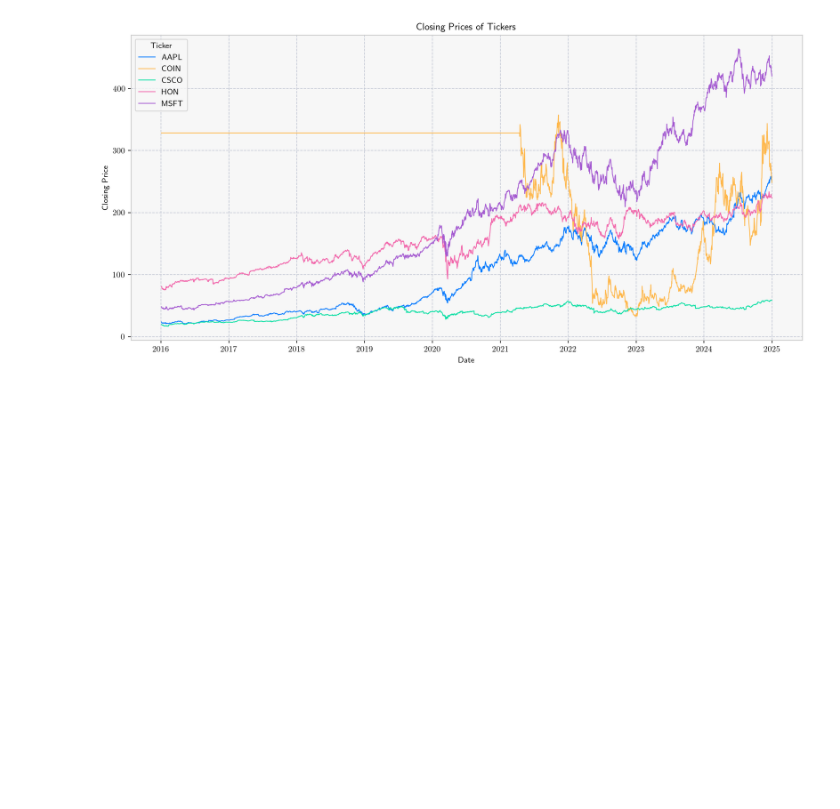
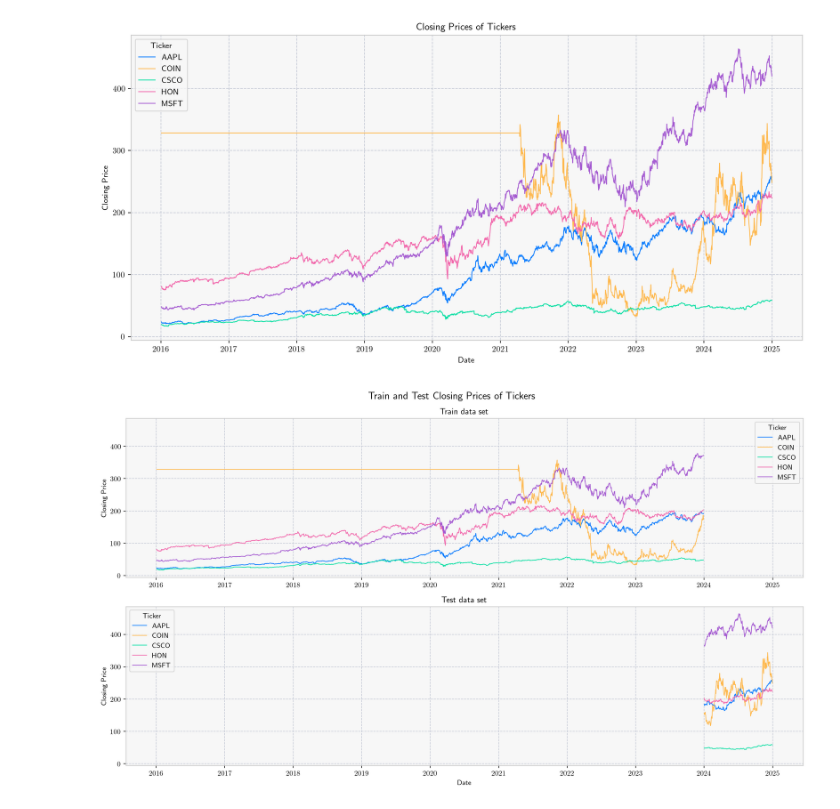
Before and after one commit to ingridpi/xdl-portfolio, a Jupyter notebook: examples/finpreprocessor_test.ipynb, the cells around one changed output. Cells and saved outputs as stored; diff of their text form; code cells hidden in the pictures; blank space fills up the shorter version.

Commit message:
Train test split example

```diff
--- a/examples/finpreprocessor_test.ipynb
+++ b/examples/finpreprocessor_test.ipynb
@@ -39,3 +39,13 @@ finvisualiser.plot_close_prices(
 )
 # %% [output]
 [figure]
+# %%
+train_data, test_data = finpreprocessor.split_train_test(
+    data, config.TRAIN_END_DATE
+)
+# %%
+finvisualiser.plot_train_test_close_prices(
+    train_data, test_data, "../" + config.PLOT_DIR, config.TEST_NAME
+)
+# %% [output]
+[figure, added]
```
Also changed, not shown: 1 other file.
